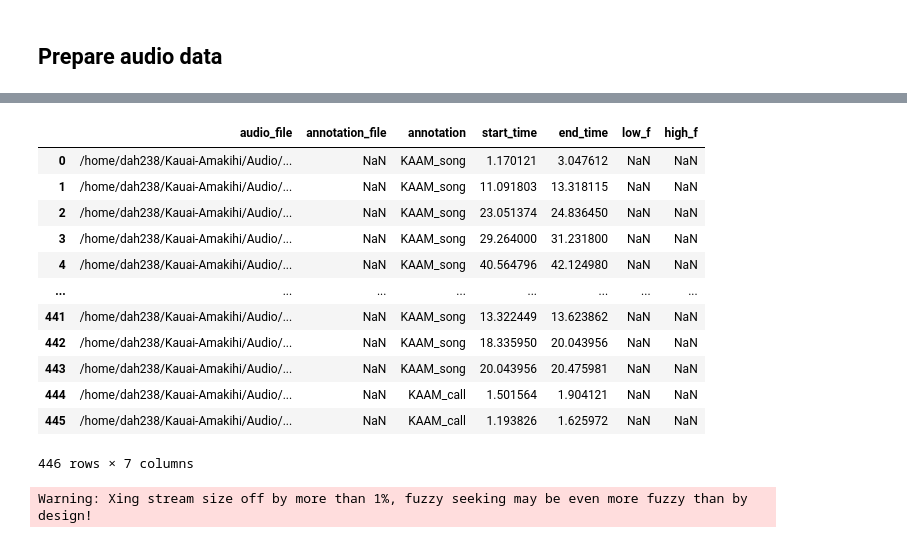
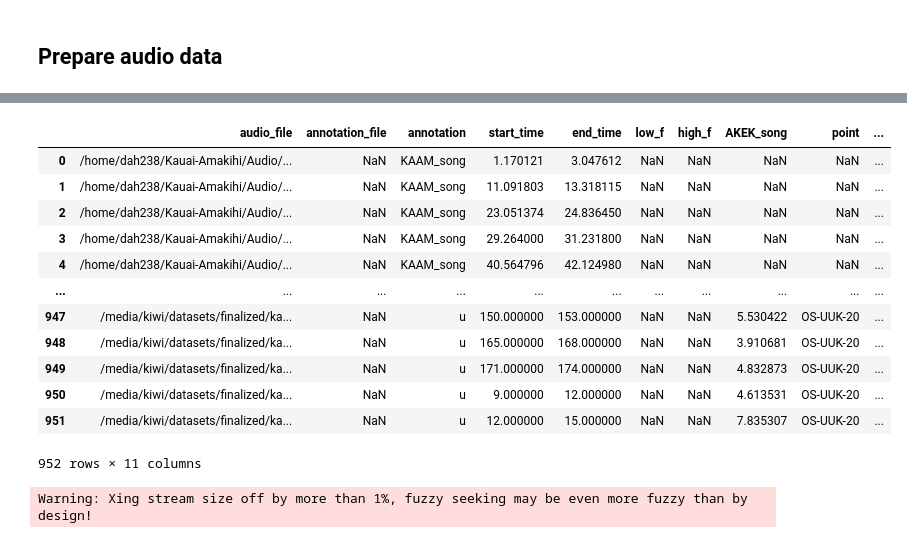
Before and after one commit to dhinds11/Kauai-Amakihi, a Jupyter notebook: train_cnn.ipynb, the cells around one changed output, grey strips where cells are left out. Drawn from its saved outputs; the diff is of its cells as text; code cells hidden in the pictures.

```diff
--- a/train_cnn.ipynb
+++ b/train_cnn.ipynb
@@ -61,4 +61,6 @@ from glob import glob
 # audio_list = os.listdir("Audio/Macaulay Focal Recordings") + os.listdir("Audio/Xeno-canto/mp3s")
 # len(audio_list)
 audio_list = glob("/home/dah238/Kauai-Amakihi/Audio/Macaulay Focal Recordings/*") + glob("/home/dah238/Kauai-Amakihi/Audio/Xeno-canto/mp3s/*")
-audio_list
+akek_audio_list = pd.read_csv("/home/dah238/Kauai-Amakihi/Annotations/akek_sam/sam_lapp_annotations.csv")["audio_file"].unique().tolist()
+
+audio_list = audio_list+akek_audio_list
@@ -83,24 +67,25 @@ audio_list
 # %%
 annotations_df = pd.concat([
     pd.read_csv("/home/dah238/Kauai-Amakihi/Annotations/macaulay/combined_output_macaulay_v2.csv"),
-    pd.read_csv("/home/dah238/Kauai-Amakihi/Annotations/xeno_canto/combined_output_xeno_canto.csv")
+    pd.read_csv("/home/dah238/Kauai-Amakihi/Annotations/xeno_canto/combined_output_xeno_canto.csv"),
+    pd.read_csv("/home/dah238/Kauai-Amakihi/Annotations/akek_sam/sam_lapp_annotations.csv")
 ], ignore_index=True)
 annotationsfull = BoxedAnnotations(df= annotations_df,audio_files = audio_list)
 annotationsfull
 # %% [output]
-|  | audio_file | annotation_file | annotation | start_time | end_time | low_f | high_f |
-| 0 | /home/dah238/Kauai-Amakihi/Audio/... | NaN | KAAM_song | 1.170121 | 3.047612 | NaN | NaN |
-| 1 | /home/dah238/Kauai-Amakihi/Audio/... | NaN | KAAM_song | 11.091803 | 13.318115 | NaN | NaN |
-| 2 | /home/dah238/Kauai-Amakihi/Audio/... | NaN | KAAM_song | 23.051374 | 24.836450 | NaN | NaN |
-| 3 | /home/dah238/Kauai-Amakihi/Audio/... | NaN | KAAM_song | 29.264000 | 31.231800 | NaN | NaN |
-| 4 | /home/dah238/Kauai-Amakihi/Audio/... | NaN | KAAM_song | 40.564796 | 42.124980 | NaN | NaN |
-| ... | ... | ... | ... | ... | ... | ... | ... |
-| 441 | /home/dah238/Kauai-Amakihi/Audio/... | NaN | KAAM_song | 13.322449 | 13.623862 | NaN | NaN |
-| 442 | /home/dah238/Kauai-Amakihi/Audio/... | NaN | KAAM_song | 18.335950 | 20.043956 | NaN | NaN |
-| 443 | /home/dah238/Kauai-Amakihi/Audio/... | NaN | KAAM_song | 20.043956 | 20.475981 | NaN | NaN |
-| 444 | /home/dah238/Kauai-Amakihi/Audio/... | NaN | KAAM_call | 1.501564 | 1.904121 | NaN | NaN |
-| 445 | /home/dah238/Kauai-Amakihi/Audio/... | NaN | KAAM_call | 1.193826 | 1.625972 | NaN | NaN |
+|  | audio_file | annotation_file | annotation | start_time | end_time | low_f | high_f | AKEK_song | point | ... |
+| 0 | /home/dah238/Kauai-Amakihi/Audio/... | NaN | KAAM_song | 1.170121 | 3.047612 | NaN | NaN | NaN | NaN | ... |
+| 1 | /home/dah238/Kauai-Amakihi/Audio/... | NaN | KAAM_song | 11.091803 | 13.318115 | NaN | NaN | NaN | NaN | ... |
+| 2 | /home/dah238/Kauai-Amakihi/Audio/... | NaN | KAAM_song | 23.051374 | 24.836450 | NaN | NaN | NaN | NaN | ... |
+| 3 | /home/dah238/Kauai-Amakihi/Audio/... | NaN | KAAM_song | 29.264000 | 31.231800 | NaN | NaN | NaN | NaN | ... |
+| 4 | /home/dah238/Kauai-Amakihi/Audio/... | NaN | KAAM_song | 40.564796 | 42.124980 | NaN | NaN | NaN | NaN | ... |
+| ... | ... | ... | ... | ... | ... | ... | ... | ... | ... | ... |
+| 947 | /media/kiwi/datasets/finalized/ka... | NaN | u | 150.000000 | 153.000000 | NaN | NaN | 5.530422 | OS-UUK-20 | ... |
+| 948 | /media/kiwi/datasets/finalized/ka... | NaN | u | 165.000000 | 168.000000 | NaN | NaN | 3.910681 | OS-UUK-20 | ... |
+| 949 | /media/kiwi/datasets/finalized/ka... | NaN | u | 171.000000 | 174.000000 | NaN | NaN | 4.832873 | OS-UUK-20 | ... |
+| 950 | /media/kiwi/datasets/finalized/ka... | NaN | u | 9.000000 | 12.000000 | NaN | NaN | 4.613531 | OS-UUK-20 | ... |
+| 951 | /media/kiwi/datasets/finalized/ka... | NaN | u | 12.000000 | 15.000000 | NaN | NaN | 7.835307 | OS-UUK-20 | ... |
-446 rows × 7 columns
+952 rows × 11 columns
 # %%
 
 %%capture
```
Also changed, not shown: parts of 19 cells of this notebook.
